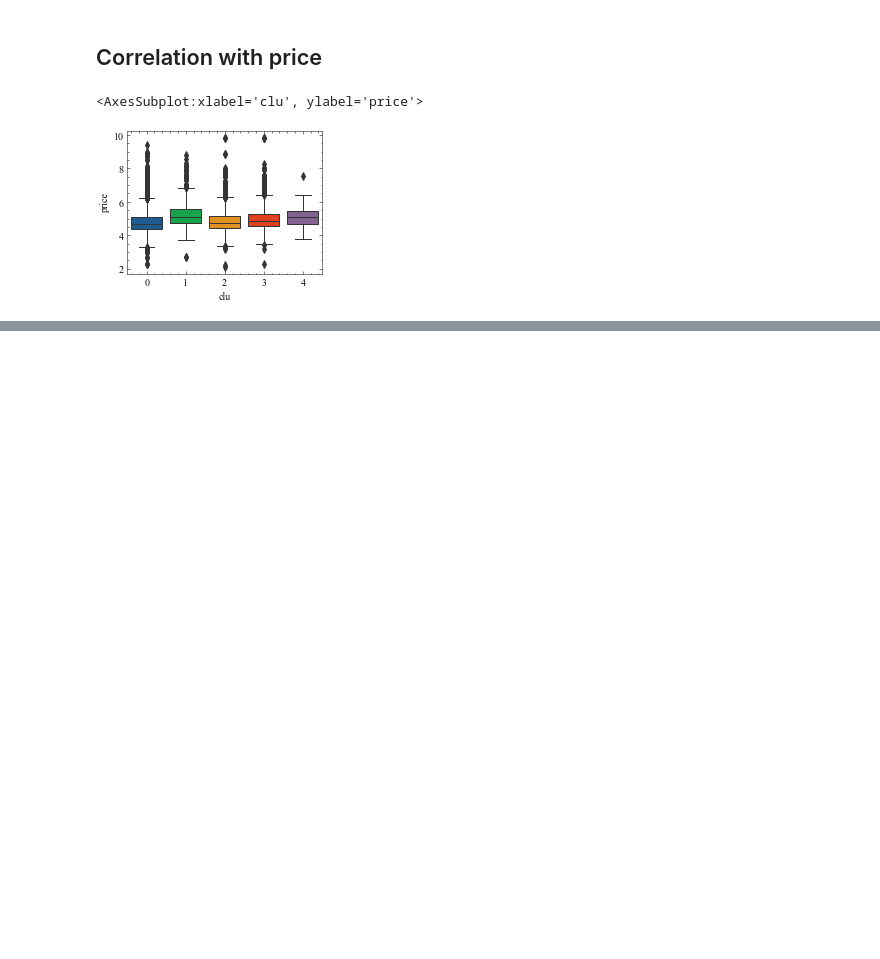
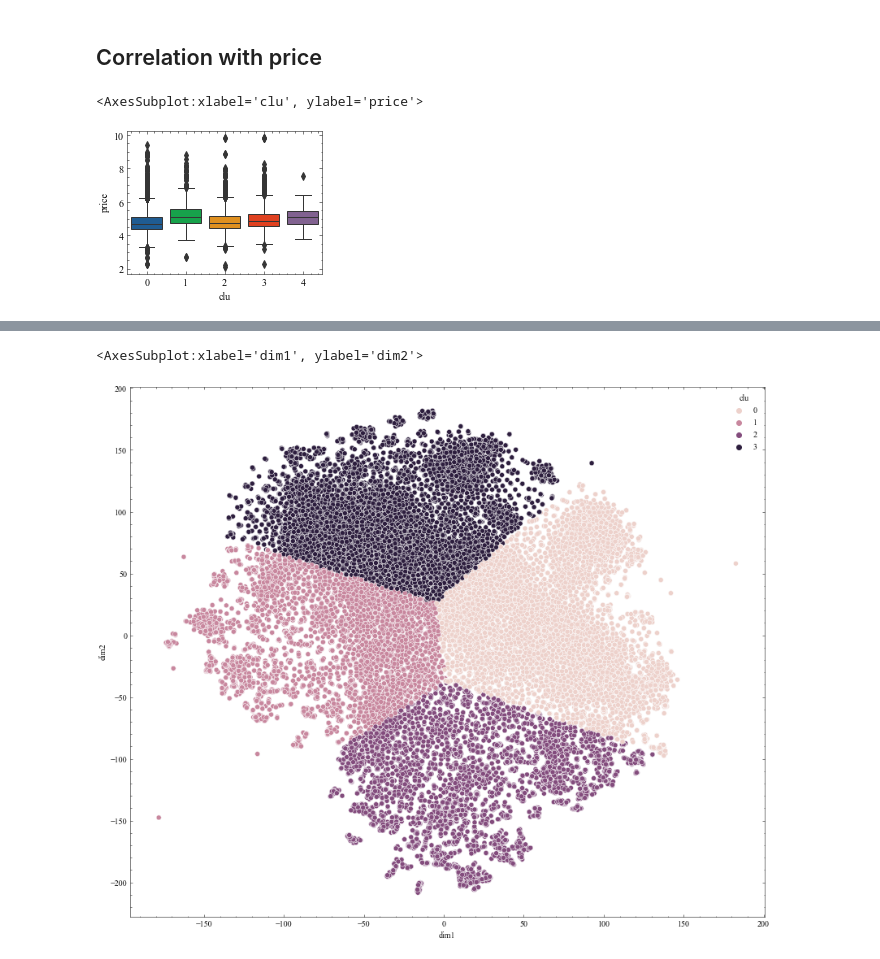
Before and after one commit to AdamZhou3/P2V, a Jupyter notebook: 01_EDA.ipynb, the cells around one changed output, grey strips where cells are left out. Drawn from its saved outputs; the diff is of its cells as text; code cells hidden in the pictures; blank space fills up the shorter version.

```diff
--- a/01_EDA.ipynb
+++ b/01_EDA.ipynb
@@ -608,0 +676,2 @@ sns.boxplot(gbnb_EnH_merge["clu"],np.log(gbnb_EnH_merge["price"]))
+# %%
+gbnb_EnH_tsne["clu"] = kmeans_per_k[3].labels_
@@ -608,0 +693,6 @@ sns.boxplot(gbnb_EnH_merge["clu"],np.log(gbnb_EnH_merge["price"]))
+# %%
+fig,ax=plt.subplots(figsize=(14,12))
+sns.scatterplot(data= gbnb_EnH_tsne,x="dim1",y="dim2",hue="clu",ax=ax)
+# %% [output]
+<AxesSubplot:xlabel='dim1', ylabel='dim2'>
+[figure, added]
```
Also changed, not shown: parts of 12 cells of this notebook.
